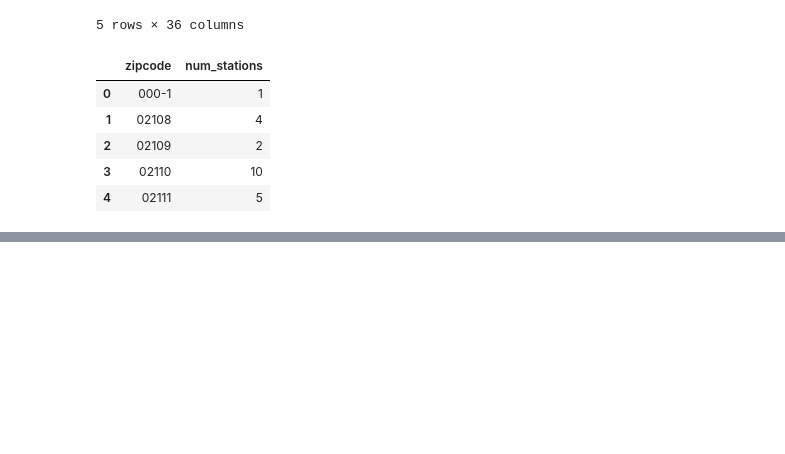
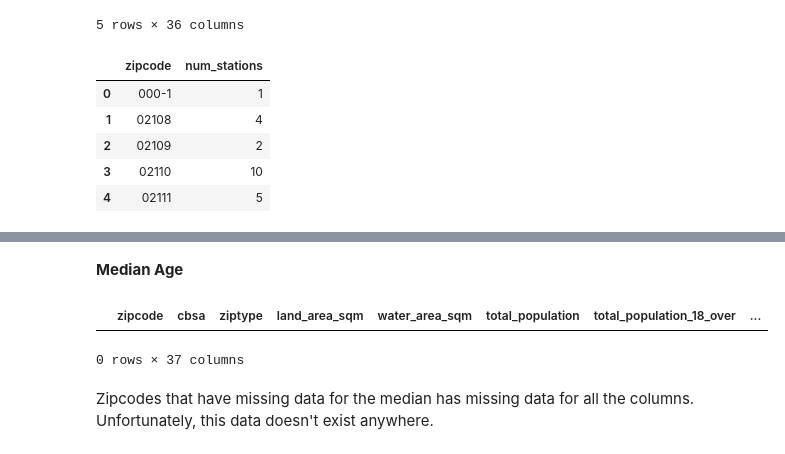
Before and after one commit to Williamdst/Bike-Share-USA, a Jupyter notebook: V_Prediction.ipynb, the cells around one changed output, grey strips where cells are left out. Cells and saved outputs as stored; diff of their text form; code cells hidden in the pictures; blank space fills up the shorter version.

```diff
--- a/V_Prediction.ipynb
+++ b/V_Prediction.ipynb
@@ -136,0 +191,9 @@ bikeshare_zipcodes.columns = column_renames
+# %% [markdown]
+**Median Age**
+# %%
+bikeshare_zipcodes[bikeshare_zipcodes.median_age.isna()].head()
+# %% [output]
+|  | zipcode | cbsa | ziptype | land_area_sqm | water_area_sqm | total_population | total_population_18_over | ... |
+0 rows × 37 columns
+# %% [markdown]
+Zipcodes that have missing data for the median has missing data for all the columns. Unfortunately, this data doesn't exist anywhere.
```
Also changed, not shown: parts of 19 cells of this notebook.
